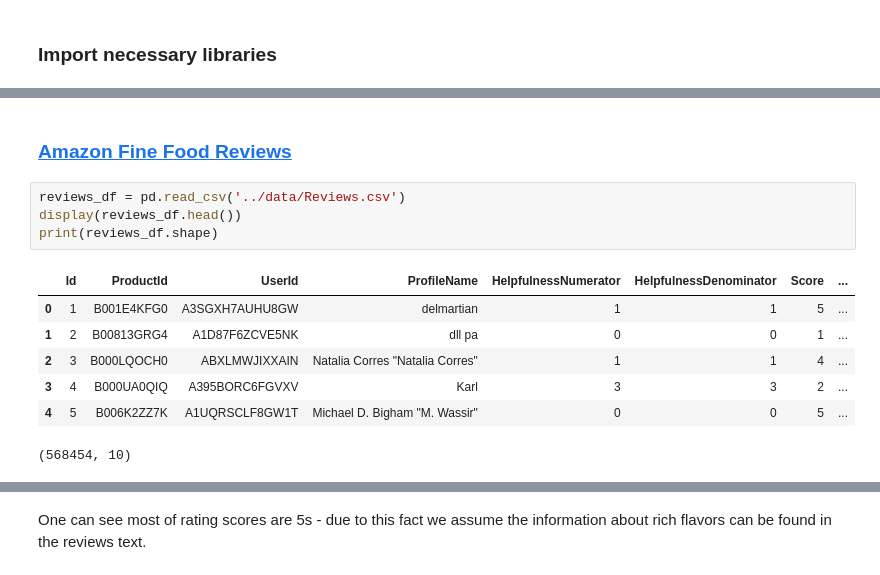
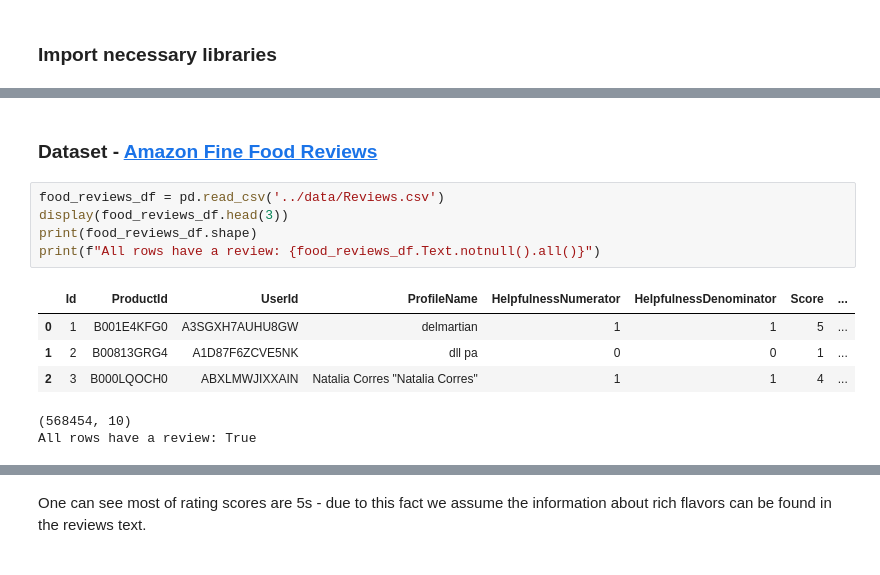
Before and after one commit to zuzg/wine-pairing, a Jupyter notebook: notebooks/food_eda.ipynb, the cells around one changed output, grey strips where cells are left out. Drawn from its saved outputs; the diff is of its cells as text.

```diff
--- a/notebooks/food_eda.ipynb
+++ b/notebooks/food_eda.ipynb
@@ -19,14 +39,14 @@ from src.data_preprocessing.text_preprocessing import normalize_sentences, extra
 # %% [markdown]
-### [Amazon Fine Food Reviews](https://www.kaggle.com/datasets/snap/amazon-fine-food-reviews)
+### Dataset - [Amazon Fine Food Reviews](https://www.kaggle.com/datasets/snap/amazon-fine-food-reviews)
 # %%
-reviews_df = pd.read_csv('../data/Reviews.csv')
-display(reviews_df.head())
-print(reviews_df.shape)
+food_reviews_df = pd.read_csv('../data/Reviews.csv')
+display(food_reviews_df.head(3))
+print(food_reviews_df.shape)
+print(f"All rows have a review: {food_reviews_df.Text.notnull().all()}")
 # %% [output]
 |  | Id | ProductId | UserId | ProfileName | HelpfulnessNumerator | HelpfulnessDenominator | Score | ... |
 | 0 | 1 | B001E4KFG0 | A3SGXH7AUHU8GW | delmartian | 1 | 1 | 5 | ... |
 | 1 | 2 | B00813GRG4 | A1D87F6ZCVE5NK | dll pa | 0 | 0 | 1 | ... |
 | 2 | 3 | B000LQOCH0 | ABXLMWJIXXAIN | Natalia Corres "Natalia Corres" | 1 | 1 | 4 | ... |
-| 3 | 4 | B000UA0QIQ | A395BORC6FGVXV | Karl | 3 | 3 | 2 | ... |
-| 4 | 5 | B006K2ZZ7K | A1UQRSCLF8GW1T | Michael D. Bigham "M. Wassir" | 0 | 0 | 5 | ... |
 (568454, 10)
+All rows have a review: True
```
Also changed, not shown: parts of 18 cells of this notebook, 2 other files.
